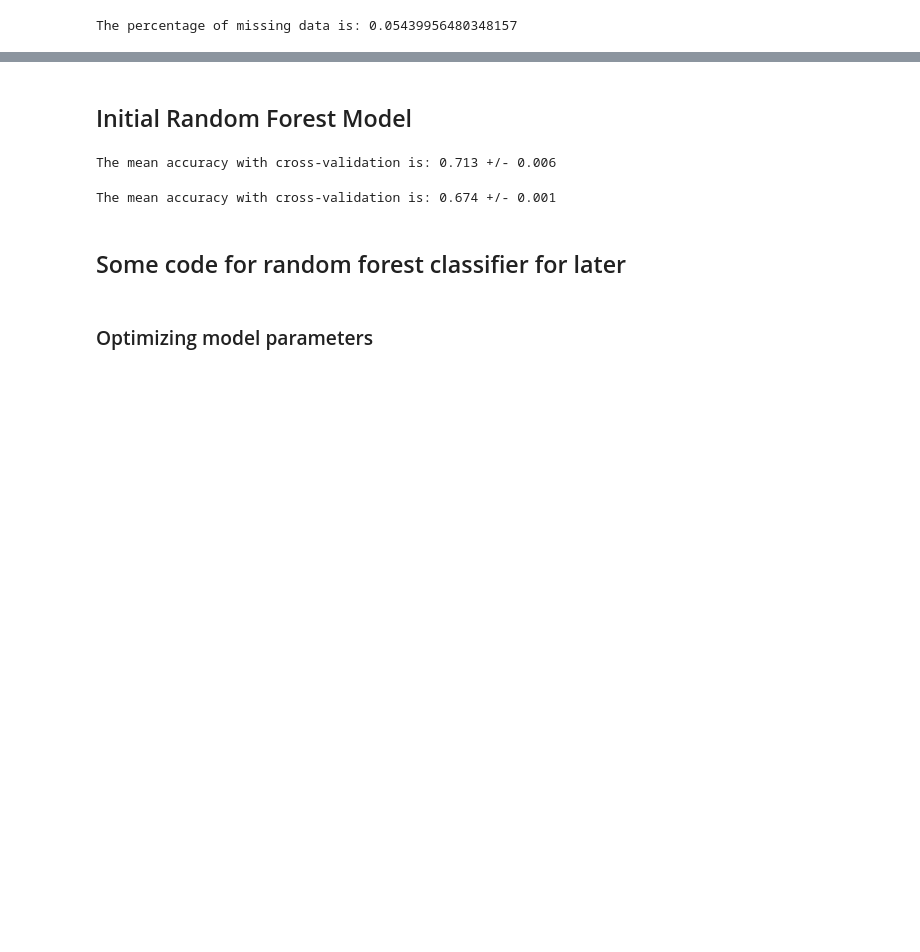
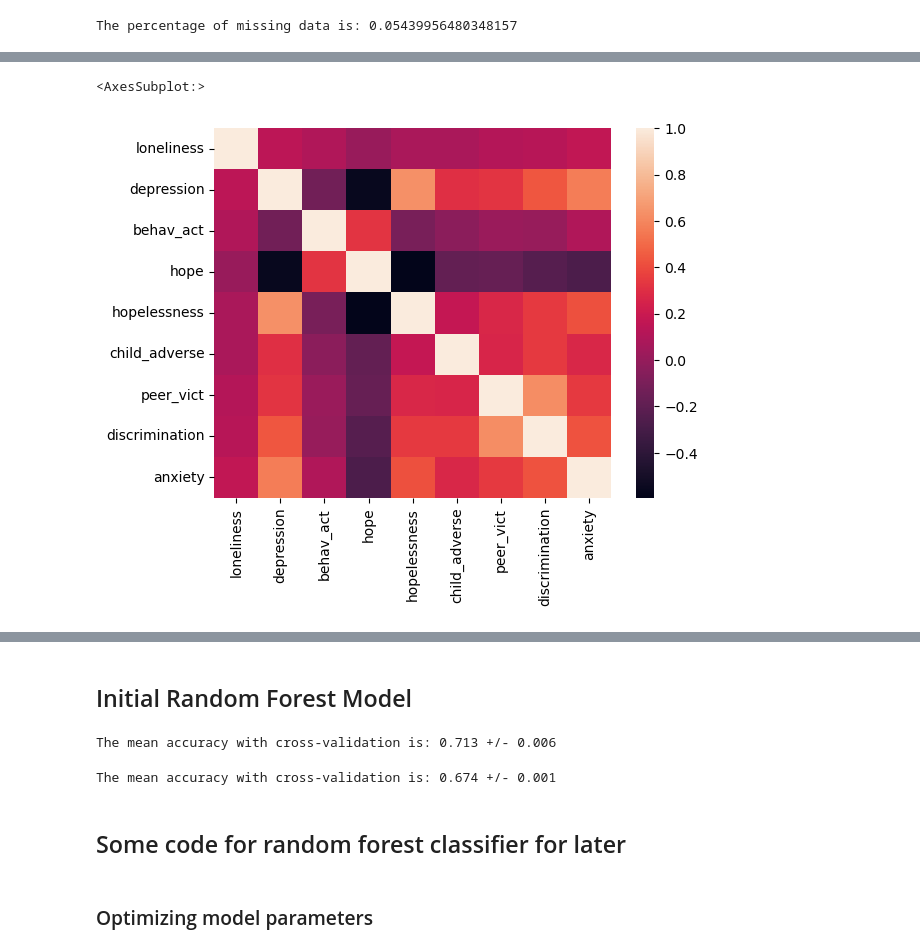
Before and after one commit to NRKako/machine_learning, a Jupyter notebook: self_harm.ipynb, the cells around one changed output, grey strips where cells are left out. Drawn from its saved outputs; the diff is of its cells as text; code cells hidden in the pictures; blank space fills up the shorter version.

```diff
--- a/self_harm.ipynb
+++ b/self_harm.ipynb
@@ -358,0 +302,6 @@ sns.histplot(ax=axes[2, 2], data=predictors['anxiety'])
+# %%
+# visualize correlations
+sns.heatmap(predictors.select_dtypes(include='float64').corr())
+# %% [output]
+<AxesSubplot:>
+[figure, added]
```
Also changed, not shown: parts of 45 cells of this notebook, 1 other file.
